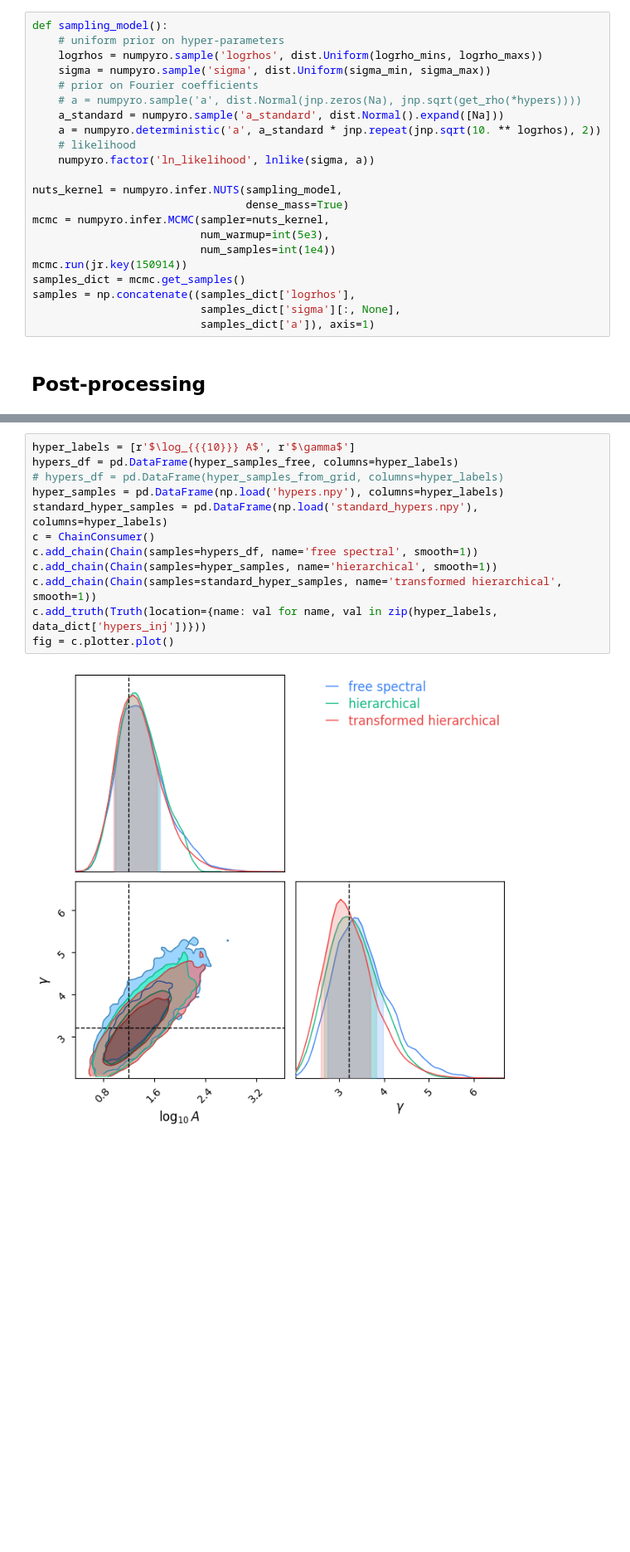
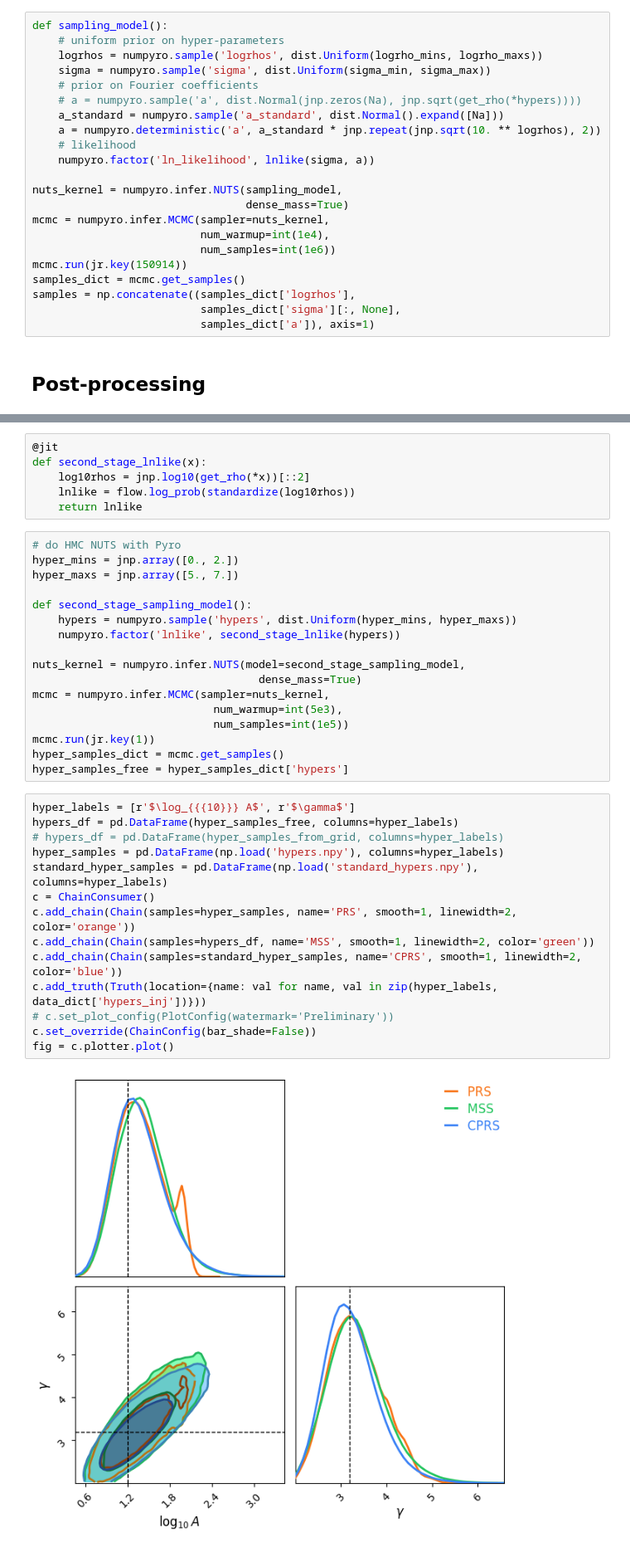
Before and after one commit to aiden-g12321/Neals_funnel, a Jupyter notebook: power_law/free_spectral.ipynb, the cells around one changed output, grey strips where cells are left out. Shown at 83% size. Drawn from its saved outputs; the diff is of its cells as text; blank space fills up the shorter version.

```diff
--- a/power_law/free_spectral.ipynb
+++ b/power_law/free_spectral.ipynb
@@ -118,8 +123,8 @@ def sampling_model():
 nuts_kernel = numpyro.infer.NUTS(sampling_model,
                                  dense_mass=True)
 mcmc = numpyro.infer.MCMC(sampler=nuts_kernel,
-                          num_warmup=int(5e3),
-                          num_samples=int(1e4))
+                          num_warmup=int(1e4),
+                          num_samples=int(1e6))
 mcmc.run(jr.key(150914))
 samples_dict = mcmc.get_samples()
 samples = np.concatenate((samples_dict['logrhos'],
@@ -411,17 +254,42 @@ hyper_samples_from_grid = sample_from_likelihood_grid(X, Y, Z, num_samples=int(1
+# %%
+@jit
+def second_stage_lnlike(x):
+    log10rhos = jnp.log10(get_rho(*x))[::2]
+    lnlike = flow.log_prob(standardize(log10rhos))
+    return lnlike
+# %%
+# do HMC NUTS with Pyro
+hyper_mins = jnp.array([0., 2.])
+hyper_maxs = jnp.array([5., 7.])
+
+def second_stage_sampling_model():
+    hypers = numpyro.sample('hypers', dist.Uniform(hyper_mins, hyper_maxs))
+    numpyro.factor('lnlike', second_stage_lnlike(hypers))
+
+nuts_kernel = numpyro.infer.NUTS(model=second_stage_sampling_model,
+                                   dense_mass=True)
+mcmc = numpyro.infer.MCMC(sampler=nuts_kernel,
+                            num_warmup=int(5e3),
+                            num_samples=int(1e5))
+mcmc.run(jr.key(1))
+hyper_samples_dict = mcmc.get_samples()
+hyper_samples_free = hyper_samples_dict['hypers']
 # %%
 hyper_labels = [r'$\log_{{{10}}} A$', r'$\gamma$']
 hypers_df = pd.DataFrame(hyper_samples_free, columns=hyper_labels)
 # hypers_df = pd.DataFrame(hyper_samples_from_grid, columns=hyper_labels)
 hyper_samples = pd.DataFrame(np.load('hypers.npy'), columns=hyper_labels)
 standard_hyper_samples = pd.DataFrame(np.load('standard_hypers.npy'), columns=hyper_labels)
 c = ChainConsumer()
-c.add_chain(Chain(samples=hypers_df, name='free spectral', smooth=1))
-c.add_chain(Chain(samples=hyper_samples, name='hierarchical', smooth=1))
-c.add_chain(Chain(samples=standard_hyper_samples, name='transformed hierarchical', smooth=1))
+c.add_chain(Chain(samples=hyper_samples, name='PRS', smooth=1, linewidth=2, color='orange'))
+c.add_chain(Chain(samples=hypers_df, name='MSS', smooth=1, linewidth=2, color='green'))
+c.add_chain(Chain(samples=standard_hyper_samples, name='CPRS', smooth=1, linewidth=2, color='blue'))
 c.add_truth(Truth(location={name: val for name, val in zip(hyper_labels, data_dict['hypers_inj'])}))
+# c.set_plot_config(PlotConfig(watermark='Preliminary'))
+c.set_override(ChainConfig(bar_shade=False))
 fig = c.plotter.plot()
 # %% [output]
-[figure, old version]
+[figure, new version]
 # %%
 # violin plot
 plt.figure(figsize=(12, 5))
```
Also changed, not shown: parts of 19 cells of this notebook, 3 other files.
